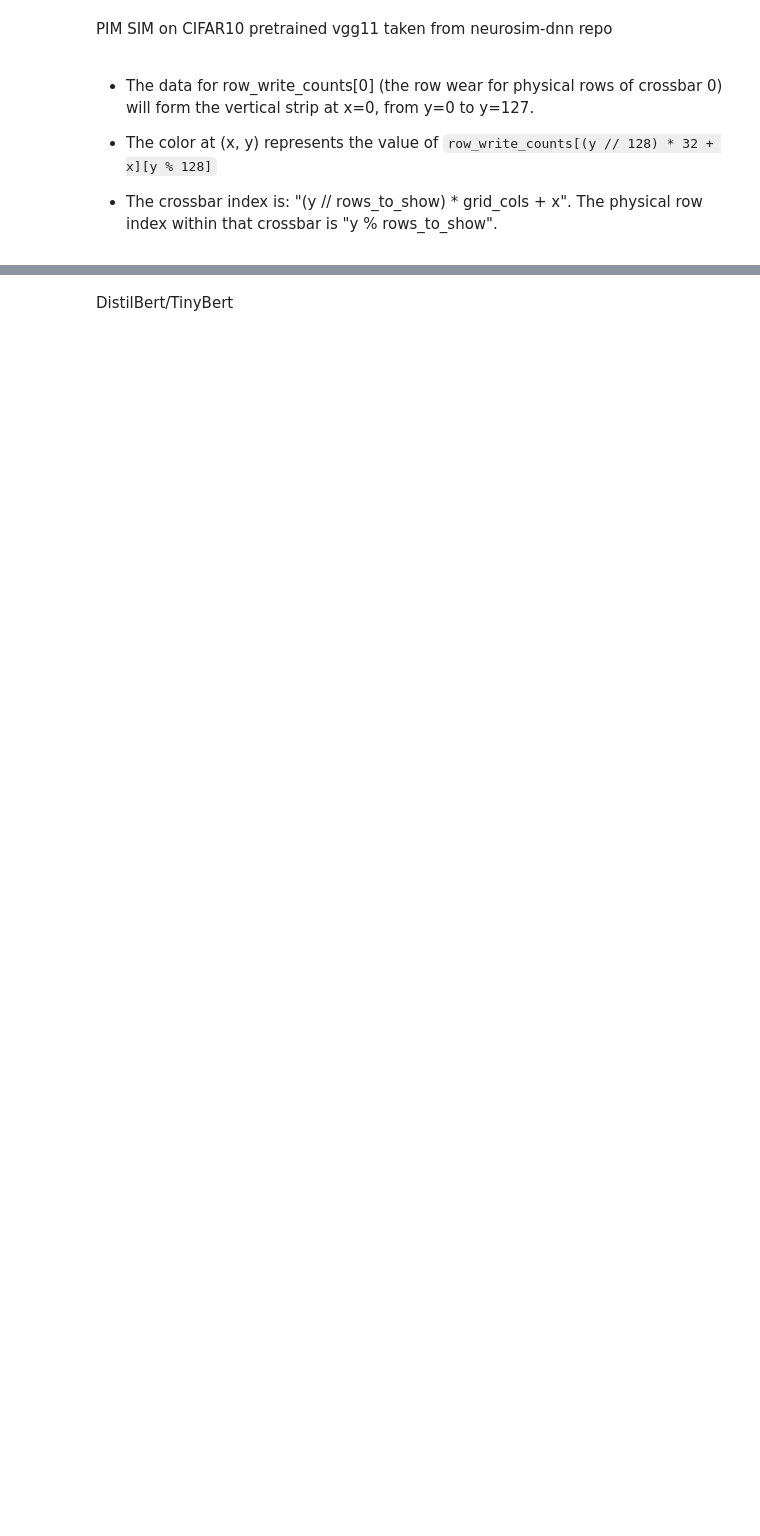
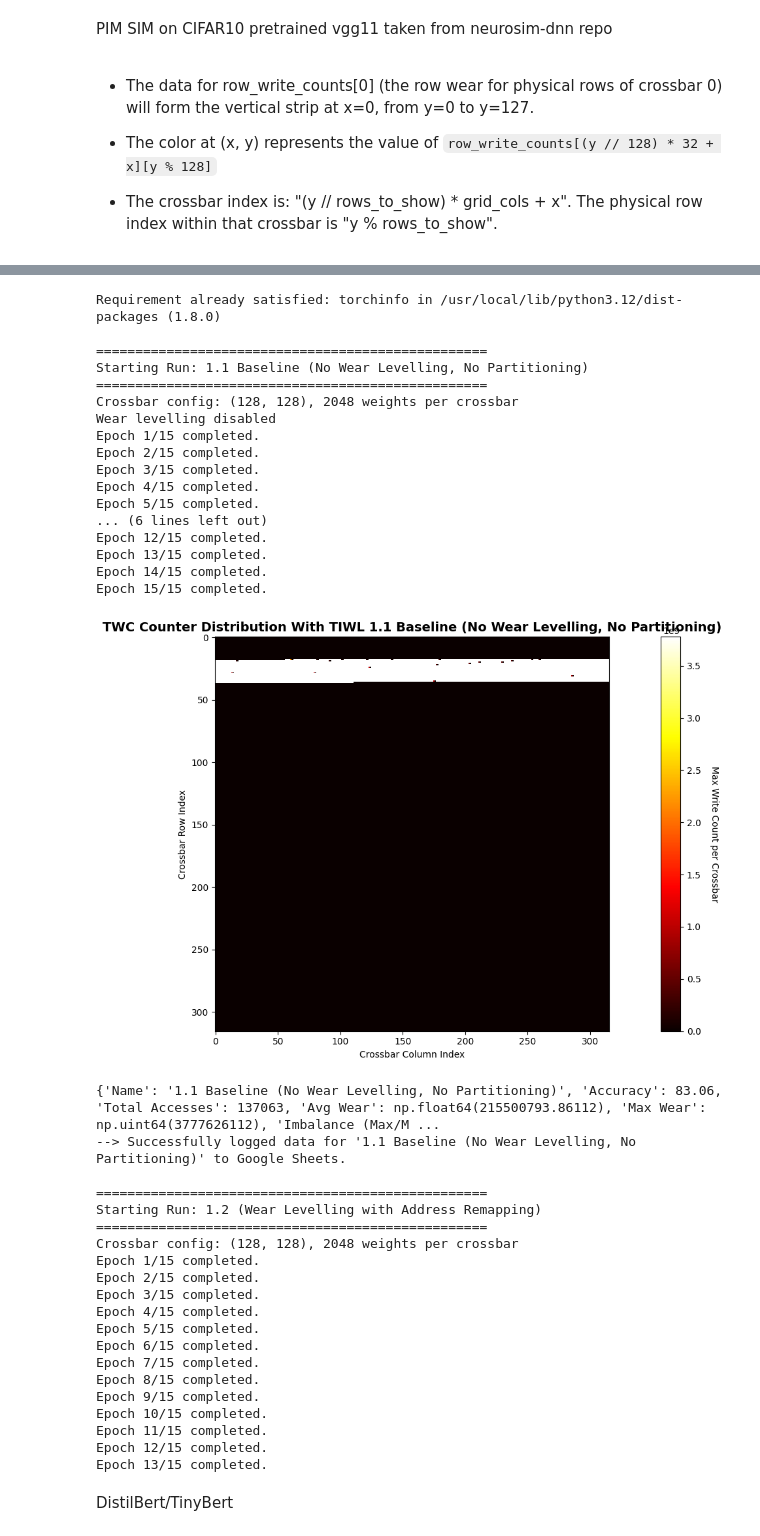
Before and after one commit to Ahbar1999/mtp-pimsimulator, a Jupyter notebook: pimsimulator_v2.ipynb, the cells around one changed output, grey strips where cells are left out. Cells and saved outputs as stored; diff of their text form; code cells hidden in the pictures; blank space fills up the shorter version.

```diff
--- a/pimsimulator_v2.ipynb
+++ b/pimsimulator_v2.ipynb
@@ -2290,67 +2415,113 @@ configs = [
         "partition_enabled": False, "slc_ratio": 1.0
     },
     {
-        "name": "1.2 Baseline (Wear Levelling with Address Remapping)",
+        "name": "1.2 (Wear Levelling with Address Remapping)",
         "model_name": MODEL, "epochs": 15, "batches_per_epoch": 100,
         "optimizer": OPTIMIZER, "lr": LEARNING_RATE, "num_crossbars": NUM_CROSSBARS, "k_swaps": 25,
         "epoch_capture_ratio": 1.0,"wear_levelling_enabled": True,
         "partition_enabled": False, "slc_ratio": 1.0
     },
     {
-        "name": "1.3 Baseline (Wear Levelling + SLC/MLC Partitioning at 10% slc)",
+        "name": "1.3 (Wear Levelling + SLC/MLC Partitioning at 10% slc)",
         "model_name": MODEL, "epochs": 15, "batches_per_epoch": 100,
         "optimizer": OPTIMIZER, "lr": LEARNING_RATE, "num_crossbars": NUM_CROSSBARS, "k_swaps": 25,
         "epoch_capture_ratio": 0.4,"wear_levelling_enabled": True,
         "partition_enabled": True, "slc_ratio": 0.10
     },
     {
-        "name": "1.4 Baseline (Wear Levelling + SLC/MLC Partitioning at 25% slc)",
+        "name": "1.4 (Wear Levelling + SLC/MLC Partitioning at 25% slc)",
         "model_name": MODEL, "epochs": 15, "batches_per_epoch": 100,
         "optimizer": OPTIMIZER, "lr": LEARNING_RATE, "num_crossbars": NUM_CROSSBARS, "k_swaps": 25,
         "epoch_capture_ratio": 0.4,"wear_levelling_enabled": True,
         "partition_enabled": True, "slc_ratio": 0.25
     },
     {
-        "name": "1.5 Baseline (Wear Levelling + SLC/MLC Partitioning at 50% slc)",
+        "name": "1.5 (Wear Levelling + SLC/MLC Partitioning at 50% slc)",
         "model_name": MODEL, "epochs": 15, "batches_per_epoch": 100,
         "optimizer": OPTIMIZER, "lr": LEARNING_RATE, "num_crossbars": NUM_CROSSBARS, "k_swaps": 25,
         "epoch_capture_ratio": 0.4,"wear_levelling_enabled": True,
         "partition_enabled": True, "slc_ratio": 0.50
     },
     {
-        "name": "1.5 Baseline (Wear Levelling + SLC/MLC Partitioning at 75% slc)",
+        "name": "1.6 (Wear Levelling + SLC/MLC Partitioning at 75% slc)",
         "model_name": MODEL, "epochs": 15, "batches_per_epoch": 100,
         "optimizer": OPTIMIZER, "lr": LEARNING_RATE, "num_crossbars": NUM_CROSSBARS, "k_swaps": 25,
         "epoch_capture_ratio": 0.4, "wear_levelling_enabled": True,
         "partition_enabled": True, "slc_ratio": 0.75
+    },
+    {
+        "name": "1.7 SLC/MLC Partitioning(only) at 10% slc",
+        "model_name": MODEL, "epochs": 15, "batches_per_epoch": 100,
+        "optimizer": OPTIMIZER, "lr": LEARNING_RATE, "num_crossbars": NUM_CROSSBARS, "k_swaps": 25,
+        "epoch_capture_ratio": 0.4, "wear_levelling_enabled": False,
+        "partition_enabled": True, "slc_ratio": 0.10
     },
 ]
 
 (train_loader, test_loader, num_classes) = get_dataloaders(dataset)
 
 # Run the study
 results = []
 for cfg in configs:
     model_1 = models.resnet18(weights='DEFAULT')
     cfg['dataset_name'] = dataset
 
     # run simulation
     stats = run_pim_instance(cfg, model_1, train_loader, test_loader, int(num_classes))
     results.append(stats)
     print(stats)
 
     # add heatmap plot link
     image_uri = upload_image_to_drive_and_get_formula(drive_service, 'heatmap.png', cfg['name'])
     results[-1]['xbar_heatmap'] = image_uri
 
     # 3. PUSH TO GOOGLE SHEETS
     try:
         log_results_to_sheets(worksheet, cfg, results[-1])
     except Exception as e:
         print(f"Failed to log to Google Sheets: {e}")
 
     # delete the heatmap.png file
     os.remove('heatmap.png')
+# %% [output]
+Requirement already satisfied: torchinfo in /usr/local/lib/python3.12/dist-packages (1.8.0)
+
+==================================================
+Starting Run: 1.1 Baseline (No Wear Levelling, No Partitioning)
+==================================================
+Crossbar config: (128, 128), 2048 weights per crossbar
+Wear levelling disabled
+Epoch 1/15 completed.
+Epoch 2/15 completed.
+Epoch 3/15 completed.
+Epoch 4/15 completed.
+Epoch 5/15 completed.
+... (6 lines left out)
+Epoch 12/15 completed.
+Epoch 13/15 completed.
+Epoch 14/15 completed.
+Epoch 15/15 completed.
+[figure, added]
+{'Name': '1.1 Baseline (No Wear Levelling, No Partitioning)', 'Accuracy': 83.06, 'Total Accesses': 137063, 'Avg Wear': np.float64(215500793.86112), 'Max Wear': np.uint64(3777626112), 'Imbalance (Max/M ...
+--> Successfully logged data for '1.1 Baseline (No Wear Levelling, No Partitioning)' to Google Sheets.
+
+==================================================
+Starting Run: 1.2 (Wear Levelling with Address Remapping)
+==================================================
+Crossbar config: (128, 128), 2048 weights per crossbar
+Epoch 1/15 completed.
+Epoch 2/15 completed.
+Epoch 3/15 completed.
+Epoch 4/15 completed.
+Epoch 5/15 completed.
+Epoch 6/15 completed.
+Epoch 7/15 completed.
+Epoch 8/15 completed.
+Epoch 9/15 completed.
+Epoch 10/15 completed.
+Epoch 11/15 completed.
+Epoch 12/15 completed.
+Epoch 13/15 completed.
 # %%
 # --- EXPERIMENT CONFIGURATION ---
 # DATASET = 'cifar10'
```
Also changed, not shown: parts of 12 cells of this notebook.
